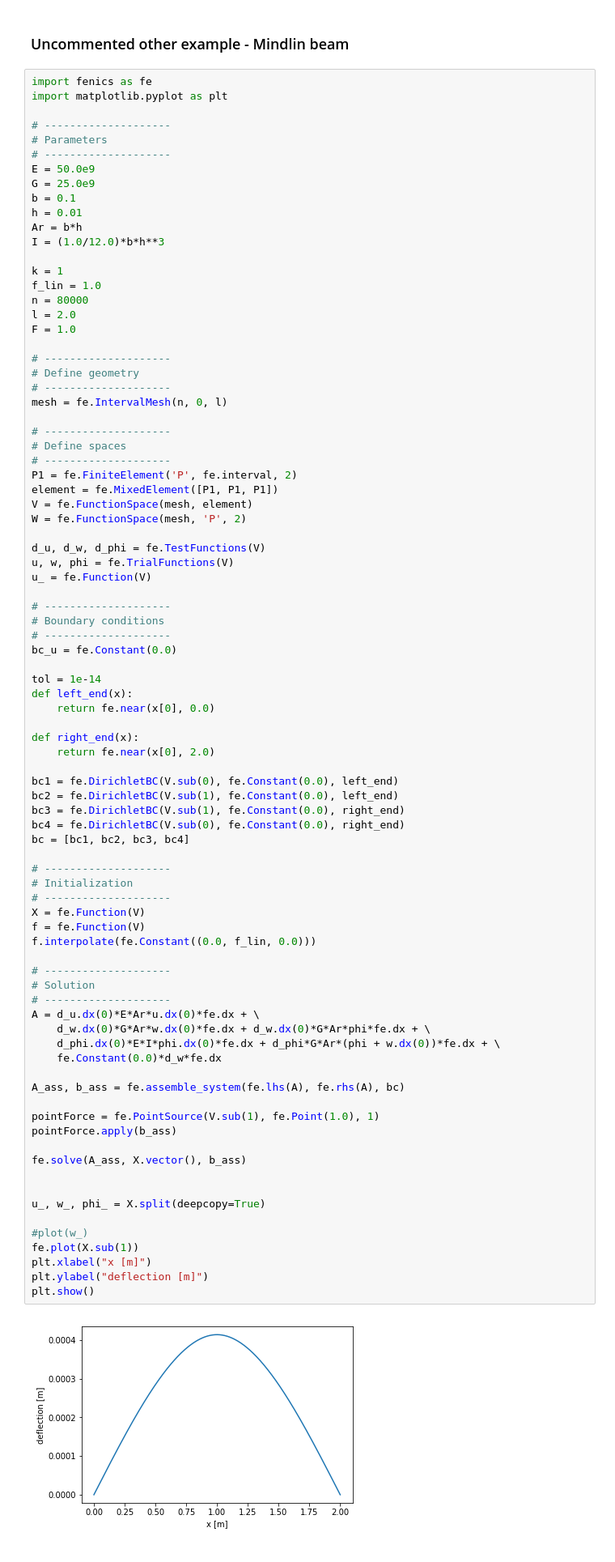
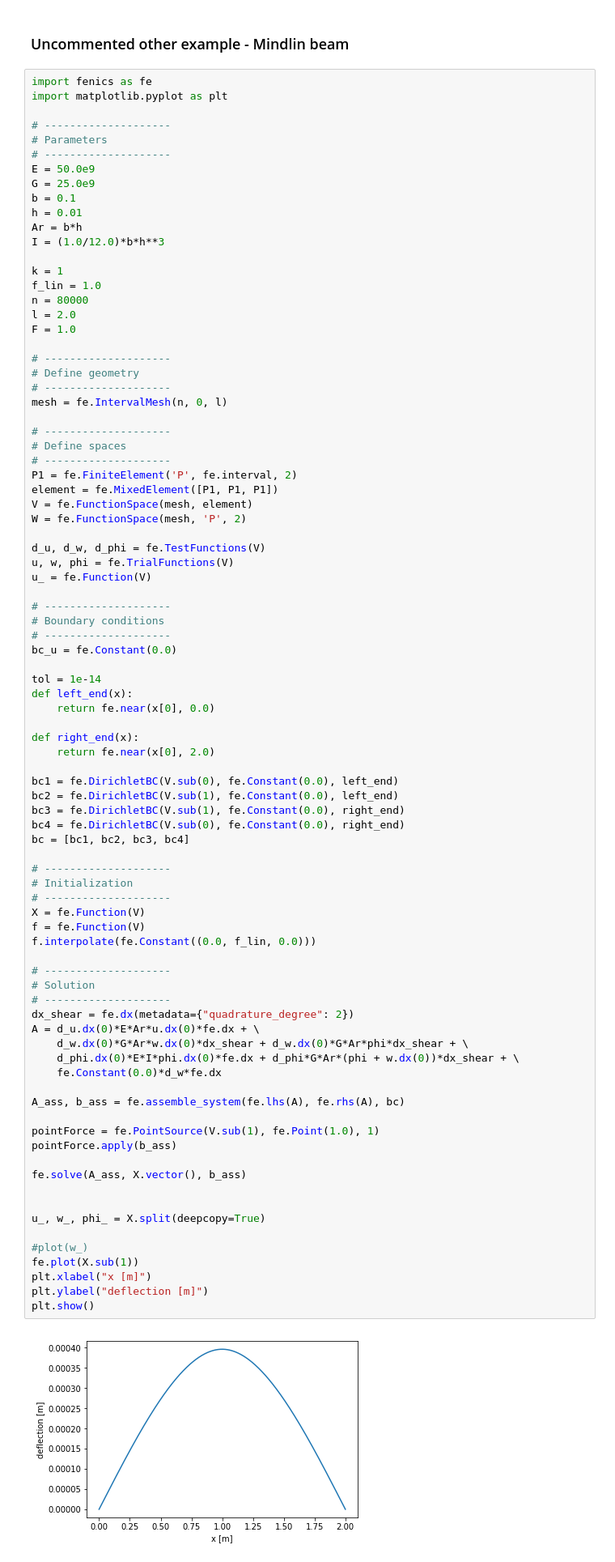
Before and after one commit to georgiosmalik/fenics-course, a Jupyter notebook: docs/source/MixedSpaceProblem/Mixed_spaces.ipynb, the cells around one changed output. Shown at 81% size. Saved outputs shown, nothing was run; the diff lists cells and outputs as text.

```diff
--- a/docs/source/MixedSpaceProblem/Mixed_spaces.ipynb
+++ b/docs/source/MixedSpaceProblem/Mixed_spaces.ipynb
@@ -422,33 +419,34 @@ bc = [bc1, bc2, bc3, bc4]
 
 # --------------------
 # Initialization
 # --------------------
 X = fe.Function(V)
 f = fe.Function(V)
 f.interpolate(fe.Constant((0.0, f_lin, 0.0)))
 
 # --------------------
 # Solution
 # --------------------
+dx_shear = fe.dx(metadata={"quadrature_degree": 2})
 A = d_u.dx(0)*E*Ar*u.dx(0)*fe.dx + \
-    d_w.dx(0)*G*Ar*w.dx(0)*fe.dx + d_w.dx(0)*G*Ar*phi*fe.dx + \
-    d_phi.dx(0)*E*I*phi.dx(0)*fe.dx + d_phi*G*Ar*(phi + w.dx(0))*fe.dx + \
+    d_w.dx(0)*G*Ar*w.dx(0)*dx_shear + d_w.dx(0)*G*Ar*phi*dx_shear + \
+    d_phi.dx(0)*E*I*phi.dx(0)*fe.dx + d_phi*G*Ar*(phi + w.dx(0))*dx_shear + \
     fe.Constant(0.0)*d_w*fe.dx
 
 A_ass, b_ass = fe.assemble_system(fe.lhs(A), fe.rhs(A), bc)
 
 pointForce = fe.PointSource(V.sub(1), fe.Point(1.0), 1)
 pointForce.apply(b_ass)
 
 fe.solve(A_ass, X.vector(), b_ass)
 
 
 u_, w_, phi_ = X.split(deepcopy=True)
 
 #plot(w_)
 fe.plot(X.sub(1))
 plt.xlabel("x [m]")
 plt.ylabel("deflection [m]")
 plt.show()
 # %% [output]
-[figure, old version]
+[figure, new version]
```
Also changed, not shown: parts of 12 cells of this notebook.
